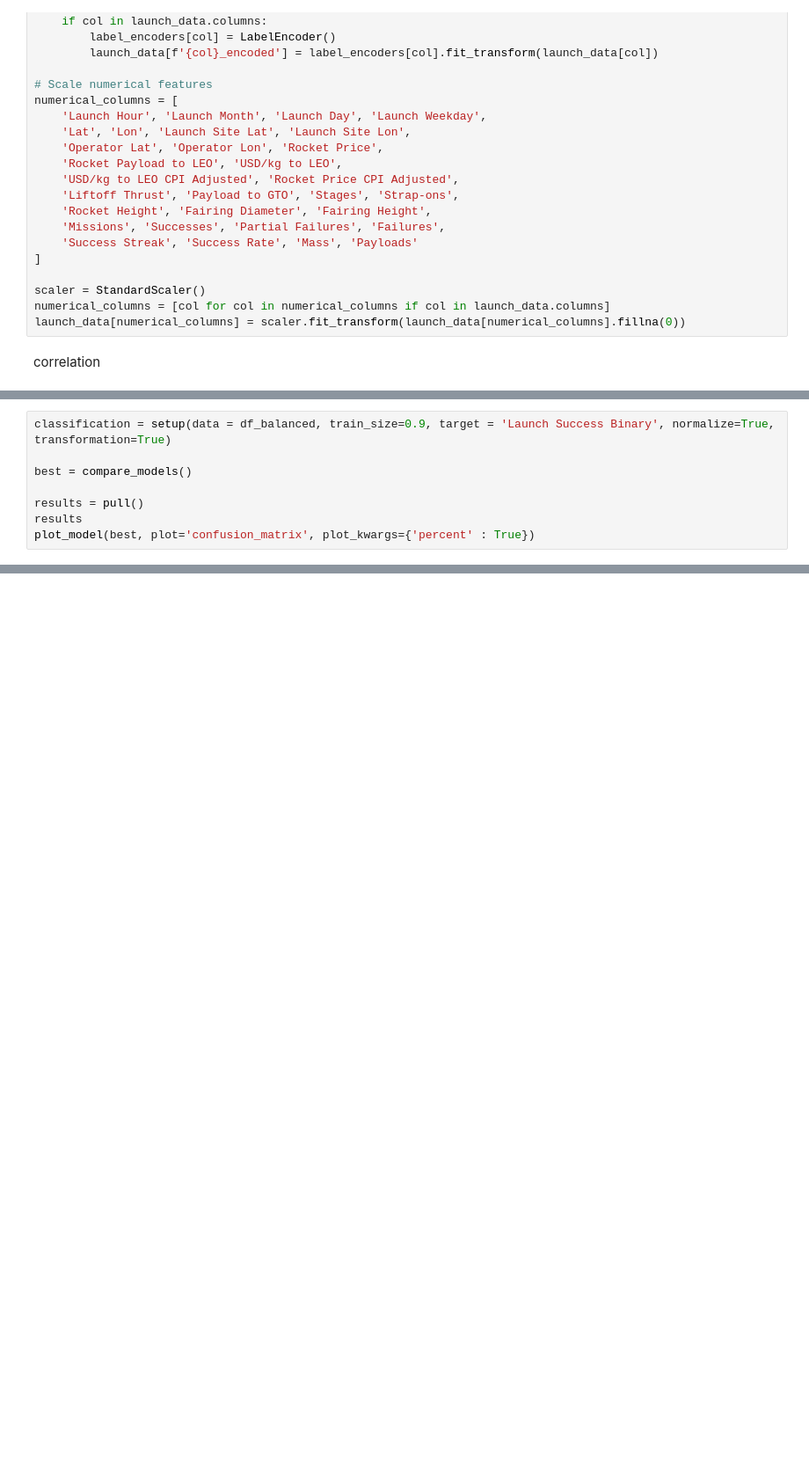
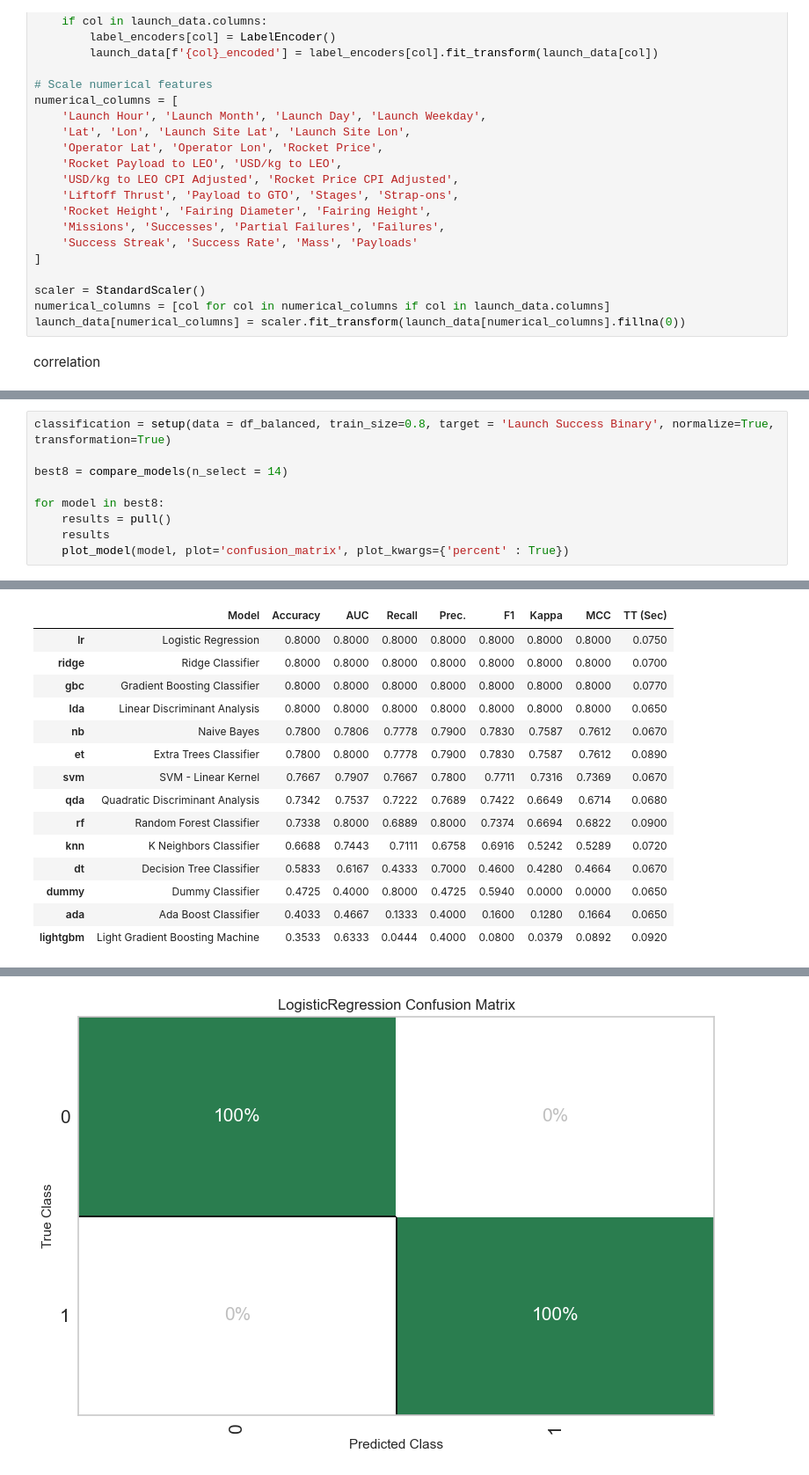
Before and after one commit to bernardodemelo/Rocket-Launch-Analysis, a Jupyter notebook: trabalho.ipynb, the cells around one changed output, grey strips where cells are left out. Shown at 88% size. Saved outputs shown, nothing was run; the diff lists cells and outputs as text; blank space fills up the shorter version.

Commit message:
Added matrix for all models

```diff
--- a/trabalho.ipynb
+++ b/trabalho.ipynb
@@ -533,8 +711,10 @@ nmp.unique(y_train, return_counts=True), nmp.unique(y_test, return_counts=True)
 # %%
-classification = setup(data = df_balanced, train_size=0.9, target = 'Launch Success Binary', normalize=True, transformation=True)
+classification = setup(data = df_balanced, train_size=0.8, target = 'Launch Success Binary', normalize=True, transformation=True)
 
-best = compare_models()
+best8 = compare_models(n_select = 14)
 
-results = pull()
-results
-plot_model(best, plot='confusion_matrix', plot_kwargs={'percent' : True})
+for model in best8:
+    results = pull()
+    results
+    plot_model(model, plot='confusion_matrix', plot_kwargs={'percent' : True})
+# %% [output]
@@ -540,0 +739,15 @@ plot_model(best, plot='confusion_matrix', plot_kwargs={'percent' : True})
+|  | Model | Accuracy | AUC | Recall | Prec. | F1 | Kappa | MCC | TT (Sec) |
+| lr | Logistic Regression | 0.8000 | 0.8000 | 0.8000 | 0.8000 | 0.8000 | 0.8000 | 0.8000 | 0.0750 |
+| ridge | Ridge Classifier | 0.8000 | 0.8000 | 0.8000 | 0.8000 | 0.8000 | 0.8000 | 0.8000 | 0.0700 |
+| gbc | Gradient Boosting Classifier | 0.8000 | 0.8000 | 0.8000 | 0.8000 | 0.8000 | 0.8000 | 0.8000 | 0.0770 |
+| lda | Linear Discriminant Analysis | 0.8000 | 0.8000 | 0.8000 | 0.8000 | 0.8000 | 0.8000 | 0.8000 | 0.0650 |
+| nb | Naive Bayes | 0.7800 | 0.7806 | 0.7778 | 0.7900 | 0.7830 | 0.7587 | 0.7612 | 0.0670 |
+| et | Extra Trees Classifier | 0.7800 | 0.8000 | 0.7778 | 0.7900 | 0.7830 | 0.7587 | 0.7612 | 0.0890 |
+| svm | SVM - Linear Kernel | 0.7667 | 0.7907 | 0.7667 | 0.7800 | 0.7711 | 0.7316 | 0.7369 | 0.0670 |
+| qda | Quadratic Discriminant Analysis | 0.7342 | 0.7537 | 0.7222 | 0.7689 | 0.7422 | 0.6649 | 0.6714 | 0.0680 |
+| rf | Random Forest Classifier | 0.7338 | 0.8000 | 0.6889 | 0.8000 | 0.7374 | 0.6694 | 0.6822 | 0.0900 |
+| knn | K Neighbors Classifier | 0.6688 | 0.7443 | 0.7111 | 0.6758 | 0.6916 | 0.5242 | 0.5289 | 0.0720 |
+| dt | Decision Tree Classifier | 0.5833 | 0.6167 | 0.4333 | 0.7000 | 0.4600 | 0.4280 | 0.4664 | 0.0670 |
+| dummy | Dummy Classifier | 0.4725 | 0.4000 | 0.8000 | 0.4725 | 0.5940 | 0.0000 | 0.0000 | 0.0650 |
+| ada | Ada Boost Classifier | 0.4033 | 0.4667 | 0.1333 | 0.4000 | 0.1600 | 0.1280 | 0.1664 | 0.0650 |
+| lightgbm | Light Gradient Boosting Machine | 0.3533 | 0.6333 | 0.0444 | 0.4000 | 0.0800 | 0.0379 | 0.0892 | 0.0920 |
@@ -540,0 +756 @@ plot_model(best, plot='confusion_matrix', plot_kwargs={'percent' : True})
+[figure, added]
```
Also changed, not shown: parts of 26 cells of this notebook, 1 other file.
